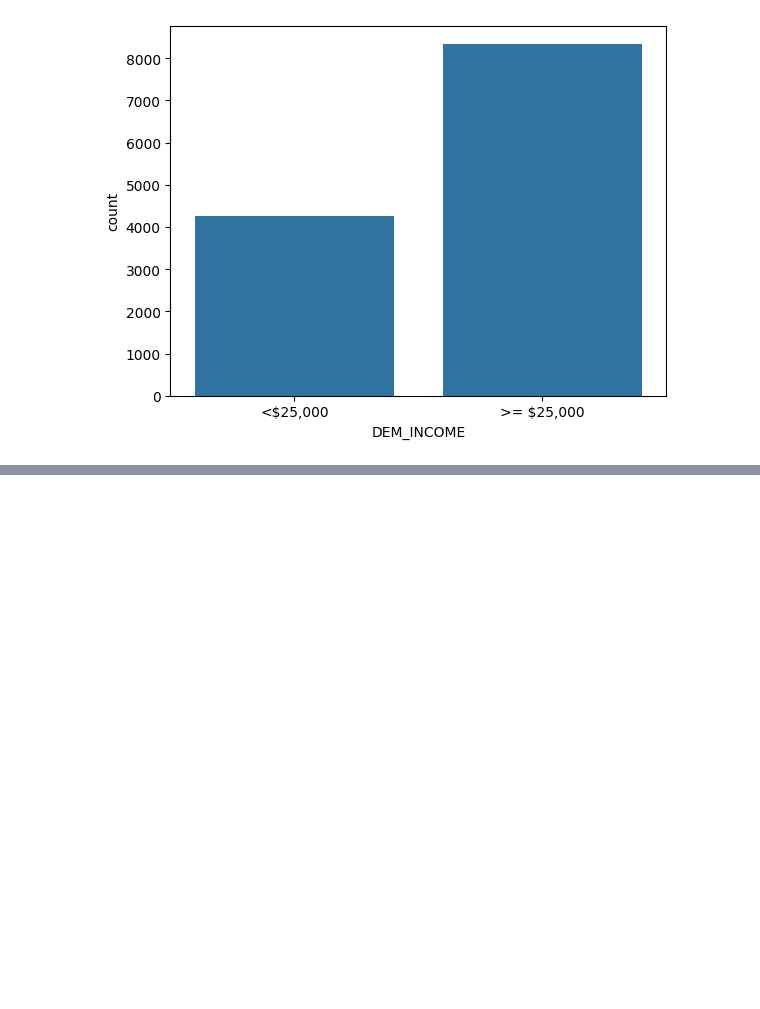
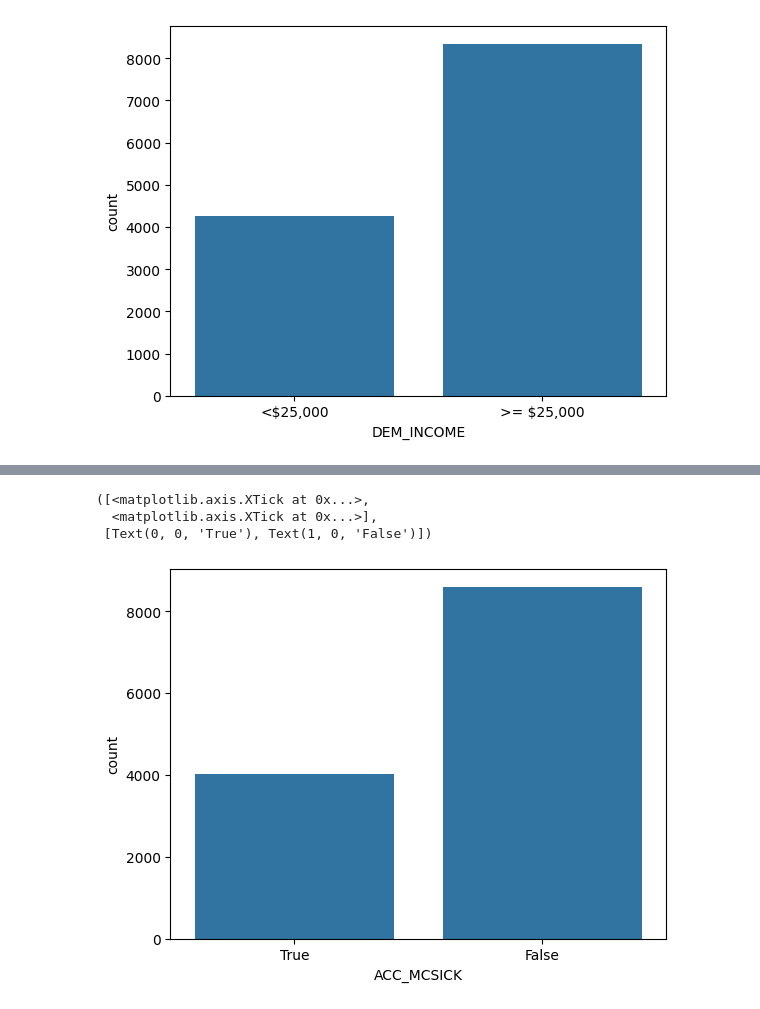
Before and after one commit to LindaMjw/visualization, a Jupyter notebook: assignment/assignment.ipynb, the cells around one changed output, grey strips where cells are left out. Saved outputs shown, nothing was run; the diff lists cells and outputs as text; code cells hidden in the pictures; blank space fills up the shorter version.

```diff
--- a/assignment/assignment.ipynb
+++ b/assignment/assignment.ipynb
@@ -339,0 +347,9 @@ plt.xticks(ticks=[0, 1], labels=['<$25,000', '>= $25,000']) #  1 = <\$25,000; 2
+# %%
+sns.countplot(x=df['ACC_MCSICK']) # Usually go to Dr as soon as feel bad
+plt.xticks(ticks=[0, 1], labels=['True', 'False'])
+# 1 - true; 2 -false
+# %% [output]
+([<matplotlib.axis.XTick at 0x...>,
+  <matplotlib.axis.XTick at 0x...>],
+ [Text(0, 0, 'True'), Text(1, 0, 'False')])
+[figure, added]
```
Also changed, not shown: parts of 18 cells of this notebook.
